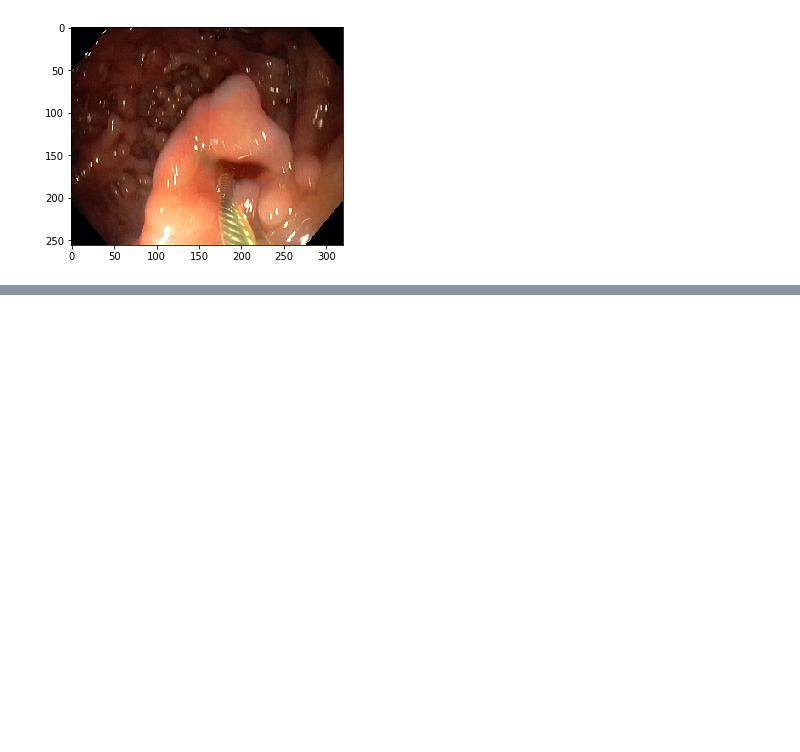
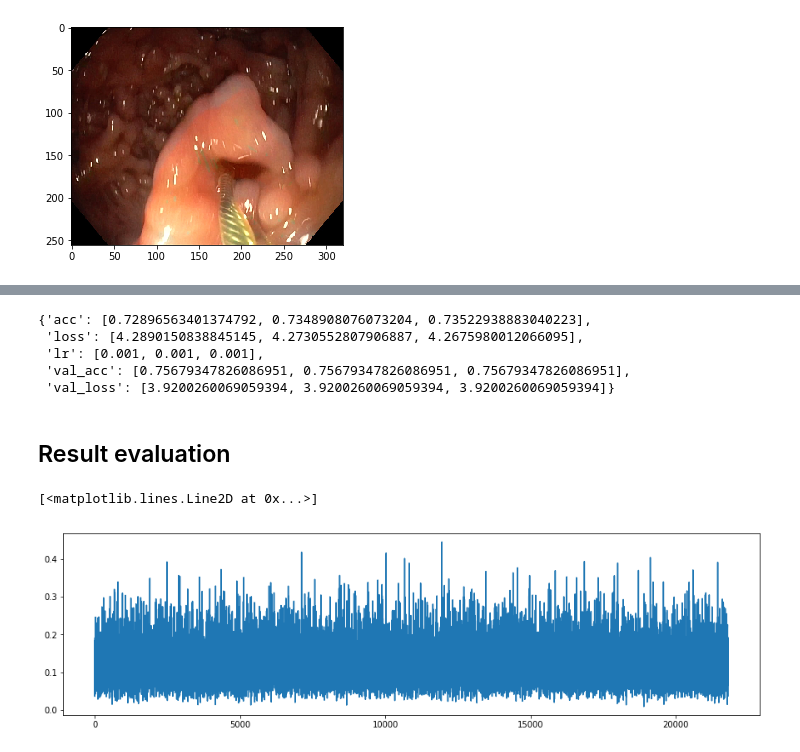
Before and after one commit to wenshuoliu/DLproj, a Jupyter notebook: UC_colonoscopy/scratch.ipynb, the cells around one changed output, grey strips where cells are left out. Drawn from its saved outputs; the diff is of its cells as text; code cells hidden in the pictures; blank space fills up the shorter version.

```diff
--- a/UC_colonoscopy/scratch.ipynb
+++ b/UC_colonoscopy/scratch.ipynb
@@ -131,0 +166,18 @@ Caused by op 'dense_3/kernel/Assign', defined at:
+# %%
+hist
+# %% [output]
+{'acc': [0.72896563401374792, 0.7348908076073204, 0.73522938883040223],
+ 'loss': [4.2890150838845145, 4.2730552807906887, 4.2675980012066095],
+ 'lr': [0.001, 0.001, 0.001],
+ 'val_acc': [0.75679347826086951, 0.75679347826086951, 0.75679347826086951],
+ 'val_loss': [3.9200260069059394, 3.9200260069059394, 3.9200260069059394]}
+# %% [markdown]
+## Result evaluation
+# %%
+loss_history = np.load('loss0116.npy')
+# %%
+plt.figure(figsize=(15, 4))
+plt.plot(loss_history[15000:])
+# %% [output]
+[<matplotlib.lines.Line2D at 0x...>]
+[figure, added]
```
Also changed, not shown: parts of 26 cells of this notebook, 1 other file.
